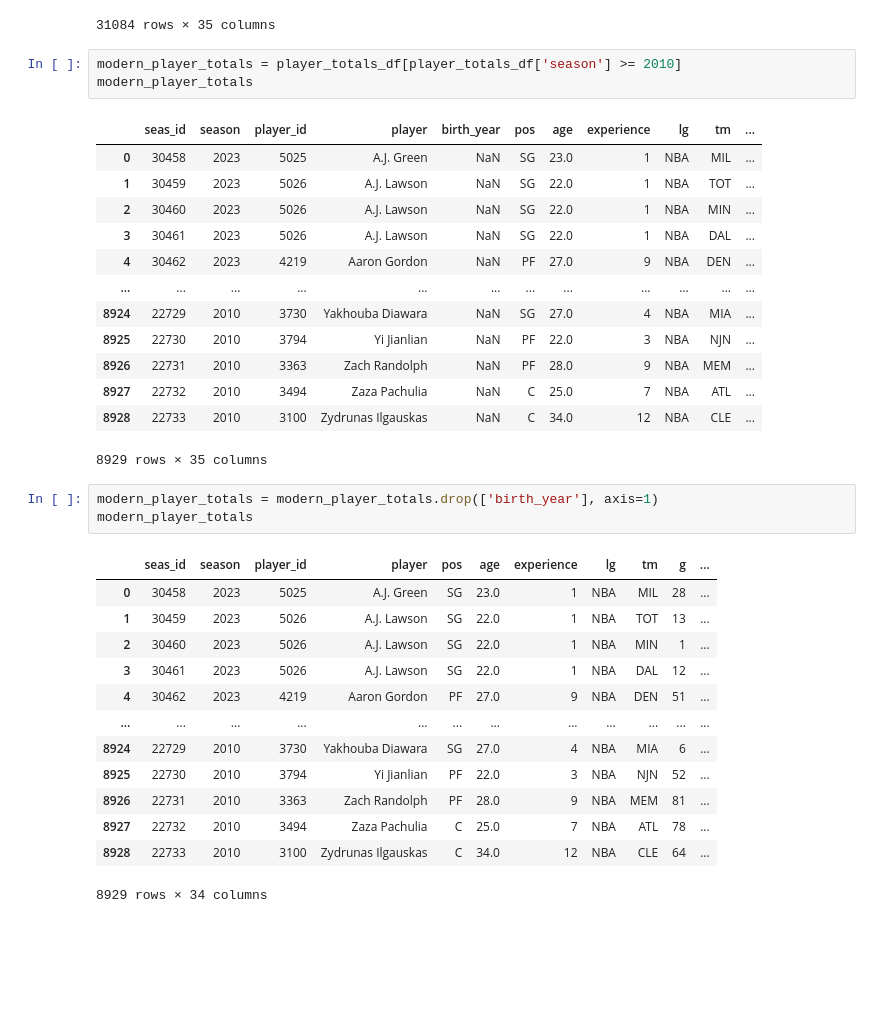
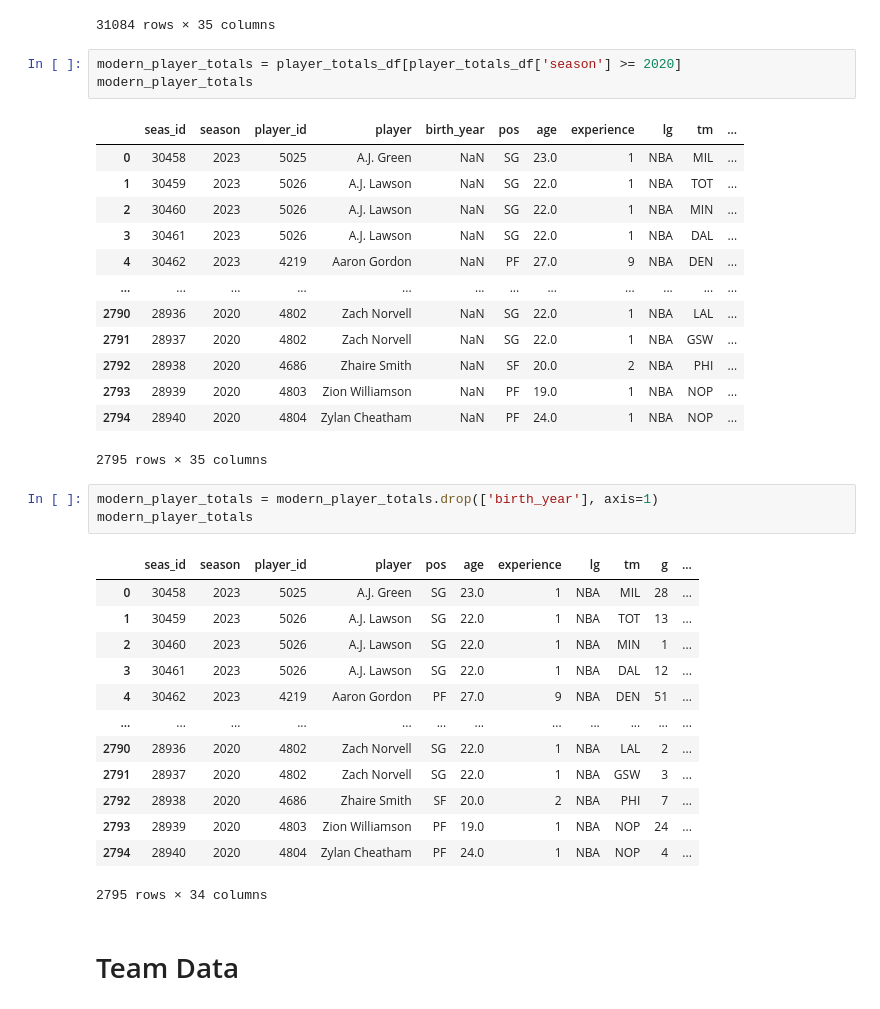
Before and after one commit to EdSpiezio-Runyon/UTSA_Project_4_All_NBA_Team_Predictor, a Jupyter notebook: nba.ipynb, the cells around one changed output. Drawn from its saved outputs; the diff is of its cells as text; blank space fills up the shorter version.

```diff
--- a/nba.ipynb
+++ b/nba.ipynb
@@ -89,22 +93,22 @@ player_totals_df
 | 31083 | 204 | 1947 | 161 | Wyndol Gray | NaN | G-F | 24.0 | 1 | BAA | BOS | ... |
 31084 rows × 35 columns
 # %%
-modern_player_totals = player_totals_df[player_totals_df['season'] >= 2010]
+modern_player_totals = player_totals_df[player_totals_df['season'] >= 2020]
 modern_player_totals
 # %% [output]
 |  | seas_id | season | player_id | player | birth_year | pos | age | experience | lg | tm | ... |
 | 0 | 30458 | 2023 | 5025 | A.J. Green | NaN | SG | 23.0 | 1 | NBA | MIL | ... |
 | 1 | 30459 | 2023 | 5026 | A.J. Lawson | NaN | SG | 22.0 | 1 | NBA | TOT | ... |
 | 2 | 30460 | 2023 | 5026 | A.J. Lawson | NaN | SG | 22.0 | 1 | NBA | MIN | ... |
 | 3 | 30461 | 2023 | 5026 | A.J. Lawson | NaN | SG | 22.0 | 1 | NBA | DAL | ... |
 | 4 | 30462 | 2023 | 4219 | Aaron Gordon | NaN | PF | 27.0 | 9 | NBA | DEN | ... |
 | ... | ... | ... | ... | ... | ... | ... | ... | ... | ... | ... | ... |
-| 8924 | 22729 | 2010 | 3730 | Yakhouba Diawara | NaN | SG | 27.0 | 4 | NBA | MIA | ... |
-| 8925 | 22730 | 2010 | 3794 | Yi Jianlian | NaN | PF | 22.0 | 3 | NBA | NJN | ... |
-| 8926 | 22731 | 2010 | 3363 | Zach Randolph | NaN | PF | 28.0 | 9 | NBA | MEM | ... |
-| 8927 | 22732 | 2010 | 3494 | Zaza Pachulia | NaN | C | 25.0 | 7 | NBA | ATL | ... |
-| 8928 | 22733 | 2010 | 3100 | Zydrunas Ilgauskas | NaN | C | 34.0 | 12 | NBA | CLE | ... |
+| 2790 | 28936 | 2020 | 4802 | Zach Norvell | NaN | SG | 22.0 | 1 | NBA | LAL | ... |
+| 2791 | 28937 | 2020 | 4802 | Zach Norvell | NaN | SG | 22.0 | 1 | NBA | GSW | ... |
+| 2792 | 28938 | 2020 | 4686 | Zhaire Smith | NaN | SF | 20.0 | 2 | NBA | PHI | ... |
+| 2793 | 28939 | 2020 | 4803 | Zion Williamson | NaN | PF | 19.0 | 1 | NBA | NOP | ... |
+| 2794 | 28940 | 2020 | 4804 | Zylan Cheatham | NaN | PF | 24.0 | 1 | NBA | NOP | ... |
-8929 rows × 35 columns
+2795 rows × 35 columns
 # %%
 modern_player_totals = modern_player_totals.drop(['birth_year'], axis=1)
 modern_player_totals
@@ -116,9 +120,11 @@ modern_player_totals
 | 3 | 30461 | 2023 | 5026 | A.J. Lawson | SG | 22.0 | 1 | NBA | DAL | 12 | ... |
 | 4 | 30462 | 2023 | 4219 | Aaron Gordon | PF | 27.0 | 9 | NBA | DEN | 51 | ... |
 | ... | ... | ... | ... | ... | ... | ... | ... | ... | ... | ... | ... |
-| 8924 | 22729 | 2010 | 3730 | Yakhouba Diawara | SG | 27.0 | 4 | NBA | MIA | 6 | ... |
-| 8925 | 22730 | 2010 | 3794 | Yi Jianlian | PF | 22.0 | 3 | NBA | NJN | 52 | ... |
-| 8926 | 22731 | 2010 | 3363 | Zach Randolph | PF | 28.0 | 9 | NBA | MEM | 81 | ... |
-| 8927 | 22732 | 2010 | 3494 | Zaza Pachulia | C | 25.0 | 7 | NBA | ATL | 78 | ... |
-| 8928 | 22733 | 2010 | 3100 | Zydrunas Ilgauskas | C | 34.0 | 12 | NBA | CLE | 64 | ... |
+| 2790 | 28936 | 2020 | 4802 | Zach Norvell | SG | 22.0 | 1 | NBA | LAL | 2 | ... |
+| 2791 | 28937 | 2020 | 4802 | Zach Norvell | SG | 22.0 | 1 | NBA | GSW | 3 | ... |
+| 2792 | 28938 | 2020 | 4686 | Zhaire Smith | SF | 20.0 | 2 | NBA | PHI | 7 | ... |
+| 2793 | 28939 | 2020 | 4803 | Zion Williamson | PF | 19.0 | 1 | NBA | NOP | 24 | ... |
+| 2794 | 28940 | 2020 | 4804 | Zylan Cheatham | PF | 24.0 | 1 | NBA | NOP | 4 | ... |
-8929 rows × 34 columns
+2795 rows × 34 columns
+# %% [markdown]
+# Team Data
```
Also changed, not shown: parts of 36 cells of this notebook, 1 other file.
